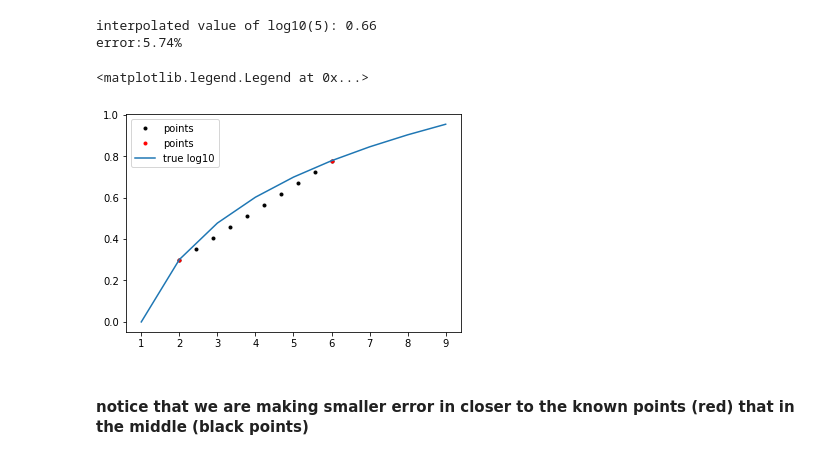
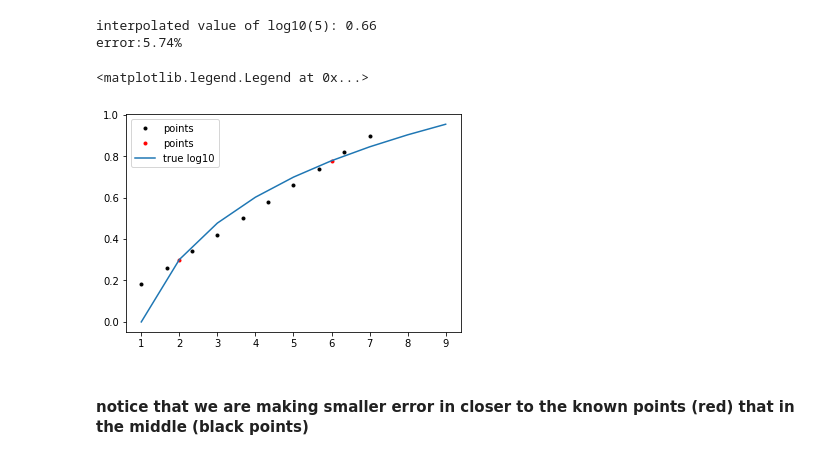
Before and after one commit to mhemmg/ComputationalNumericalMethods, a Jupyter notebook: extras/classes/06.Interpolation_02/interpolation_2.ipynb, the cells around one changed output. Saved outputs shown, nothing was run; the diff lists cells and outputs as text; code cells hidden in the pictures.

```diff
--- a/extras/classes/06.Interpolation_02/interpolation_2.ipynb
+++ b/extras/classes/06.Interpolation_02/interpolation_2.ipynb
@@ -147,25 +157,25 @@ error:5.74%
 # %%
 import numpy as np
 x=np.array([2,6])
 y=np.array([np.log10(2),np.log10(6)])
-xnew=np.linspace(2,6,10)
+xnew=np.linspace(1,7,10)
 
 b0=y[0]
 b1=((y[1]-y[0])/(x[1]-x[0]))
 ynew=b0+b1*(xnew-x[0])
 
 import matplotlib.pyplot as plt
 fig,ax=plt.subplots(1,1)
 ax.plot(xnew,ynew,'.k',label='points')
 ax.plot(x,y,'.r',label='points')
 
 xlog=np.array([i for i in range(1,10)])
 ylog=np.array([np.log10(i) for i in range(1,10)])
 ax.plot(xlog,ylog,label='true log10')
 ax.legend()
 # %% [output]
 <matplotlib.legend.Legend at 0x...>
-[figure, old version]
+[figure, new version]
 # %% [markdown]
 #### notice that we are making smaller error in closer to the known points (red) that in the middle (black points)
 # %%
```
Also changed, not shown: parts of 8 cells of this notebook, 1 other file.
